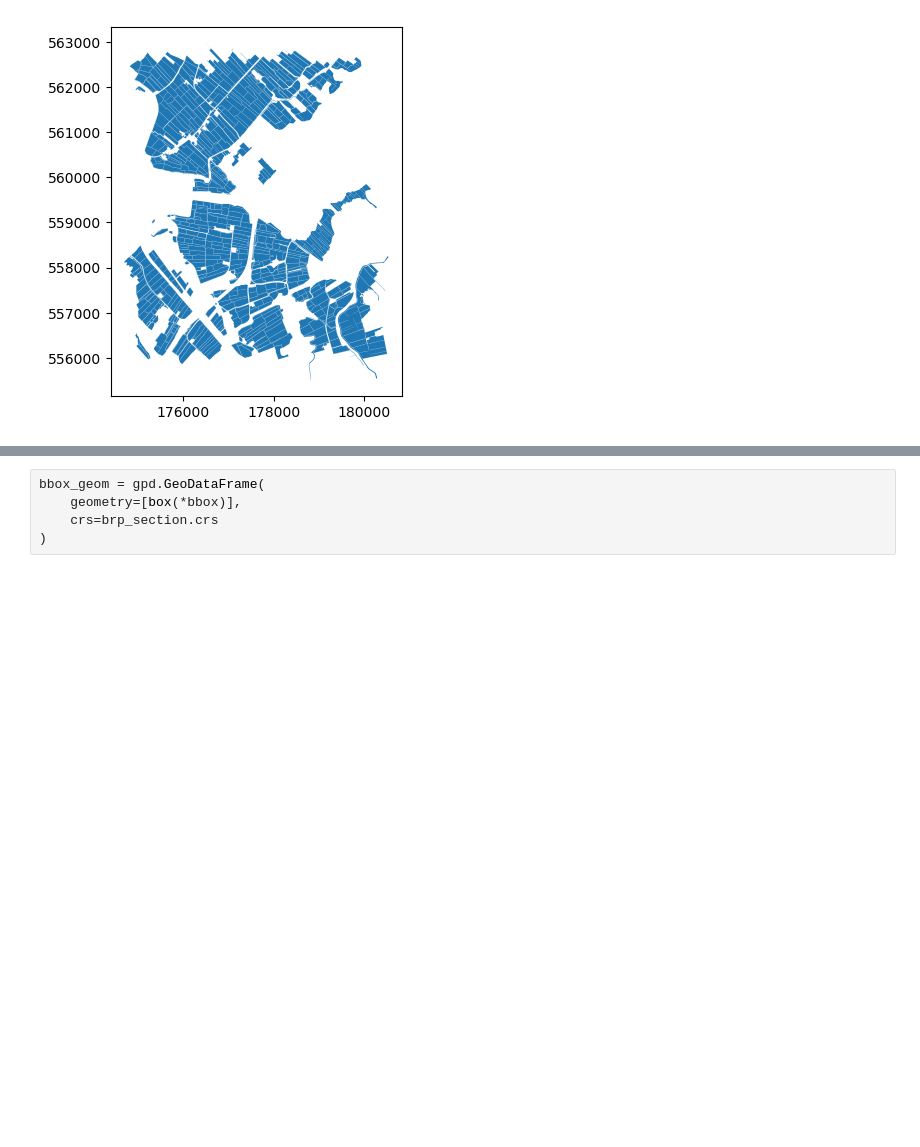
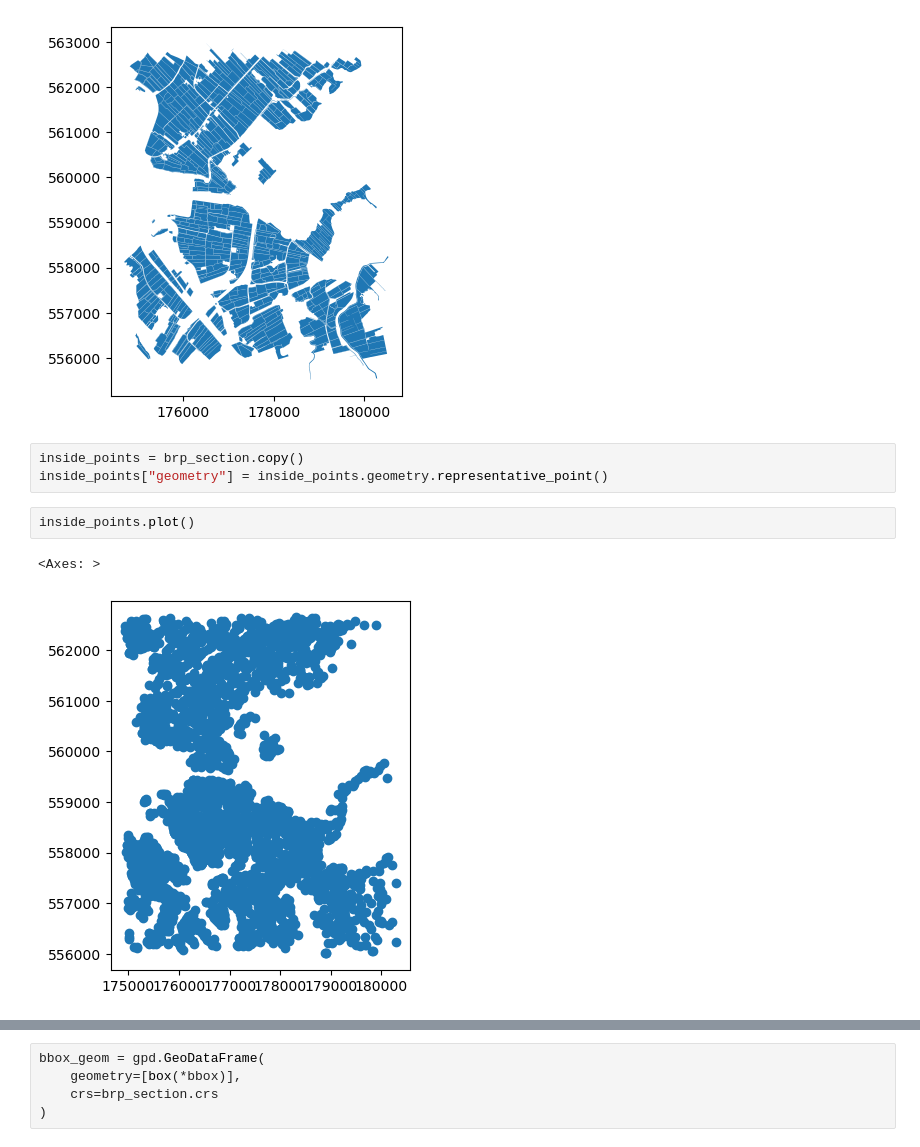
Before and after one commit to Morrizzzzz/RCE_GIS_Academy, a Jupyter notebook: AHN_ditches/AHN_ditch_processing.ipynb, the cells around one changed output, grey strips where cells are left out. Drawn from its saved outputs; the diff is of its cells as text; blank space fills up the shorter version.

```diff
--- a/AHN_ditches/AHN_ditch_processing.ipynb
+++ b/AHN_ditches/AHN_ditch_processing.ipynb
@@ -104,3 +117,11 @@ brp_section.plot()
 # %% [output]
 <Axes: >
 [figure]
+# %%
+inside_points = brp_section.copy()
+inside_points["geometry"] = inside_points.geometry.representative_point()
+# %%
+inside_points.plot()
+# %% [output]
+<Axes: >
+[figure, added]
```
Also changed, not shown: parts of 10 cells of this notebook.
